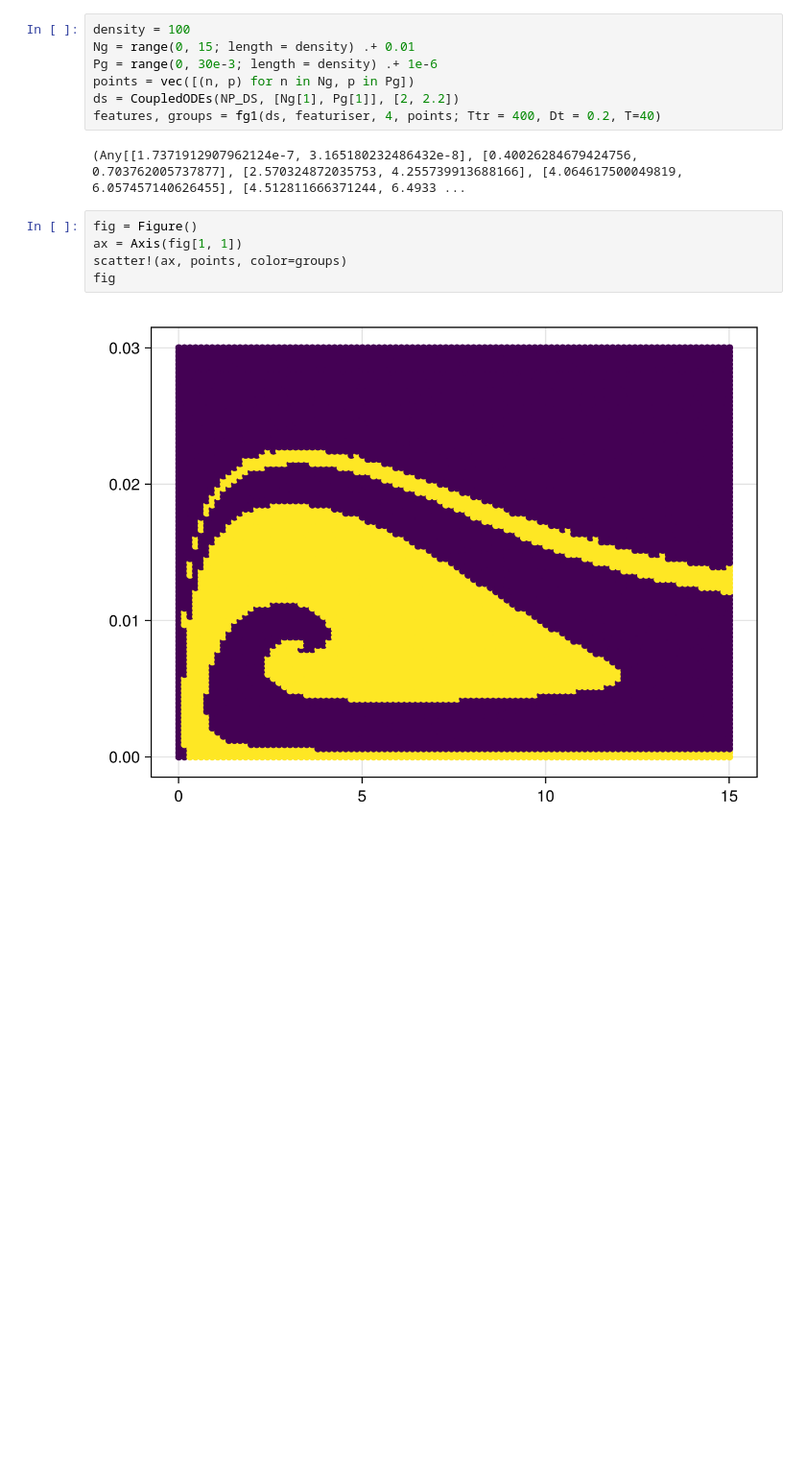
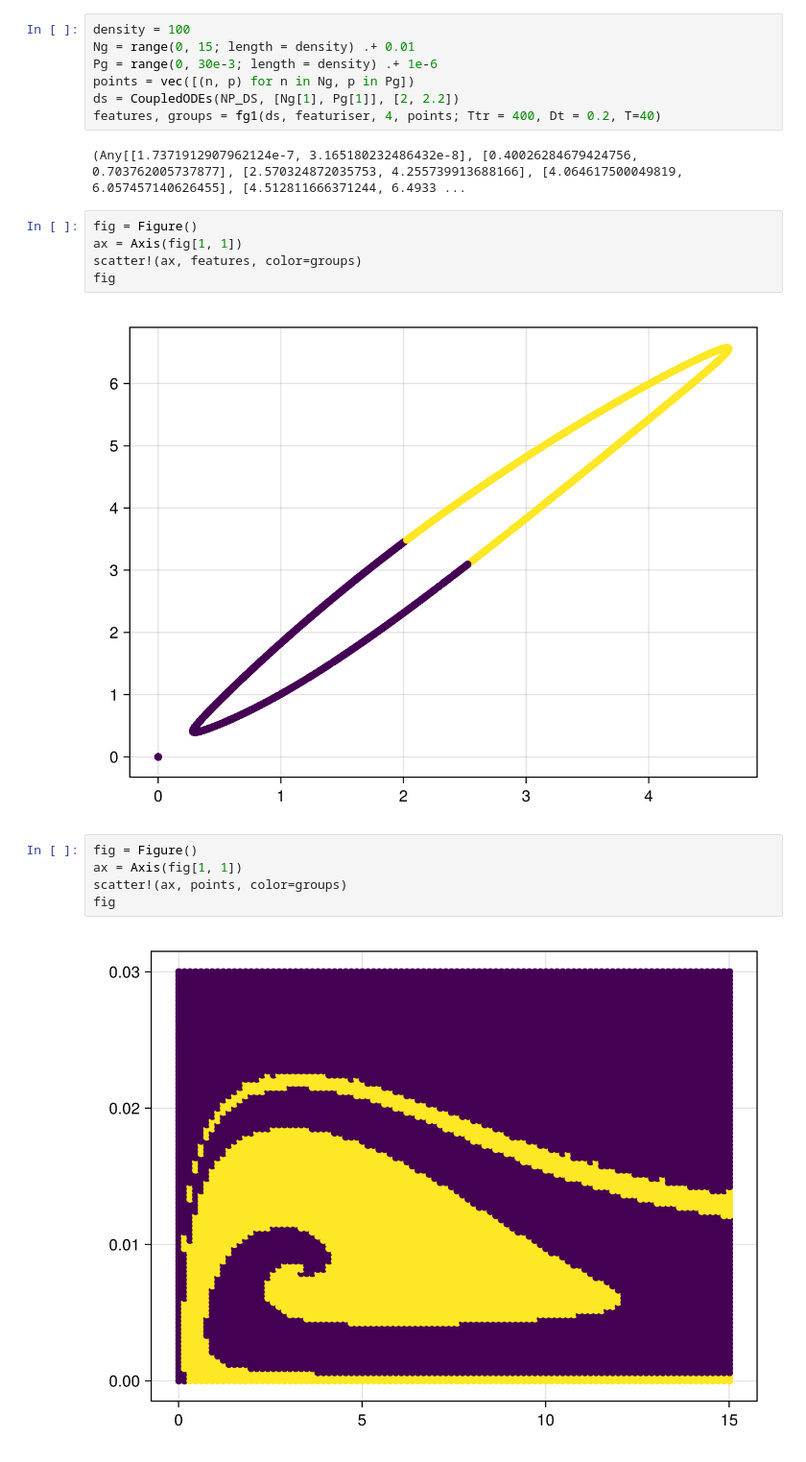
Before and after one commit to SCWalker22/MTH3039, a Jupyter notebook: CW1.ipynb, the cells around one changed output. Shown at 96% size. Cells and saved outputs as stored; diff of their text form; blank space fills up the shorter version.

Commit message:
Verifying grouping

```diff
--- a/CW1.ipynb
+++ b/CW1.ipynb
@@ -356,6 +356,13 @@ ds = CoupledODEs(NP_DS, [Ng[1], Pg[1]], [2, 2.2])
 features, groups = fg1(ds, featuriser, 4, points; Ttr = 400, Dt = 0.2, T=40)
 # %% [output]
 (Any[[1.7371912907962124e-7, 3.165180232486432e-8], [0.40026284679424756, 0.703762005737877], [2.570324872035753, 4.255739913688166], [4.064617500049819, 6.057457140626455], [4.512811666371244, 6.4933 ...
+# %%
+fig = Figure()
+ax = Axis(fig[1, 1])
+scatter!(ax, features, color=groups)
+fig
+# %% [output]
+[figure, added]
 # %%
 fig = Figure()
 ax = Axis(fig[1, 1])
```
